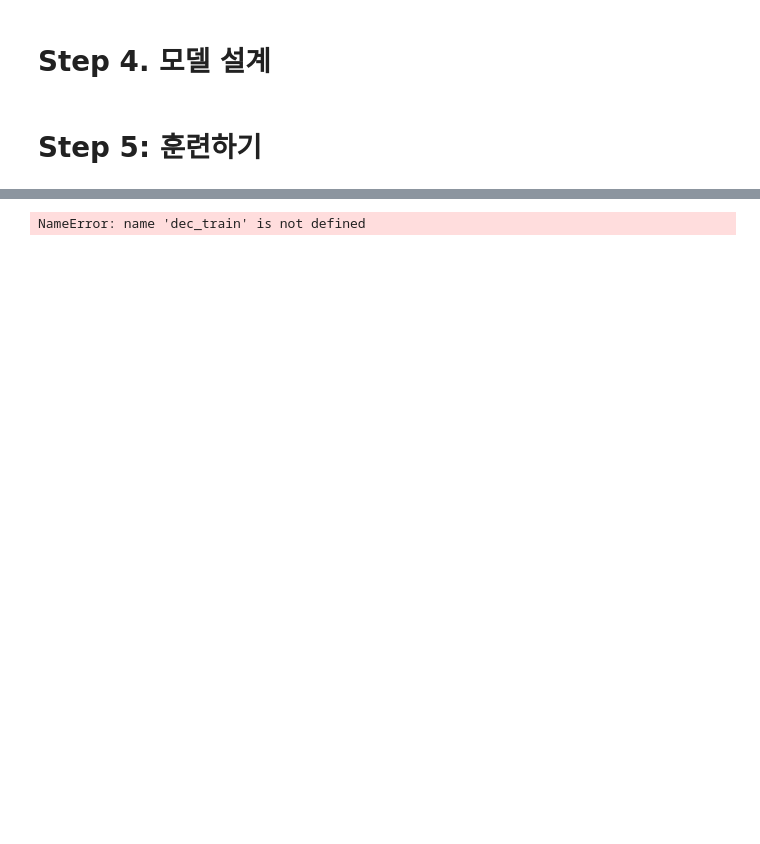
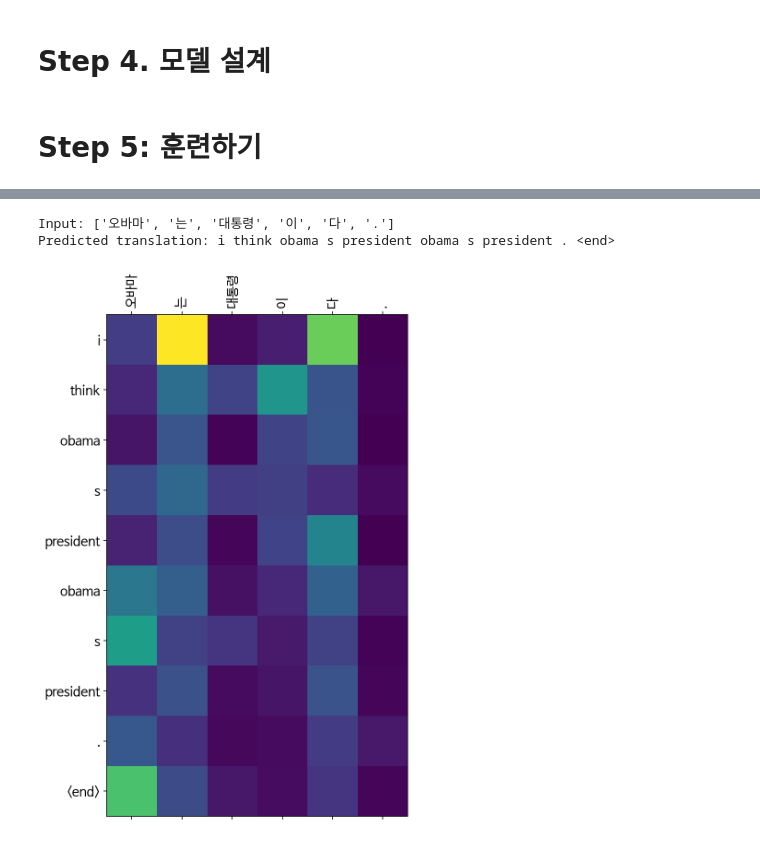
Before and after one commit to steelbear/AIFFEL-Quest, a Jupyter notebook: going_deeper_nlp/12/12.ipynb, the cells around one changed output, grey strips where cells are left out. Drawn from its saved outputs; the diff is of its cells as text; code cells hidden in the pictures; blank space fills up the shorter version.

```diff
--- a/going_deeper_nlp/12/12.ipynb
+++ b/going_deeper_nlp/12/12.ipynb
@@ -341,7 +343,7 @@ class Decoder(keras.Model):
         return x, h_decoder, attn
 # %%
 embed_dim = 128
-units = 64
+units = 128
 
 encoder = Encoder(vocab_size, embed_dim, units)
 decoder = Decoder(vocab_size, embed_dim, units)
@@ -371,7 +373,7 @@ def train_step(src, tgt, encoder, decoder, optimizer, dec_tok):
 
     with tf.GradientTape() as tape:
         # 인코더
-        src = tf.reverse(src, [-1])
+        # src = tf.reverse(src, [-1])
         enc_out = encoder(src)
         h_dec = enc_out[:, -1] # 마지막 hidden state를 디코더의 첫 hidden_state로 사용
 
@@ -401,12 +403,12 @@ def train_step(src, tgt, encoder, decoder, optimizer, dec_tok):
 def predict(src, encoder, decoder):
     # 입력 데이터 전처리
     src = preprocess_sentence(src)
-    src = mecab.morphs(src)
+    src = kor_spliter.morphs(src)
     src = kor_tokenizer.texts_to_sequences([src])
     src = keras.preprocessing.sequence.pad_sequences(src, maxlen=85, padding='post')
 
     # 인코더
-    src = tf.reverse(src, [-1])
+    # src = tf.reverse(src, [-1])
     enc_out = encoder(src)
     dec_hidden = enc_out[:,-1]
     dec_input = tf.expand_dims([eng_tokenizer.word_index['<start>']], 0)
@@ -428,9 +430,9 @@ def predict(src, encoder, decoder):
 
     return eng_tokenizer.sequences_to_texts(output.reshape((1, -1)))[0]
 # %%
-BATCH_SIZE = 512
+BATCH_SIZE = 64
 EPOCHS = 30
-EPOCH_START = 60 # 이어서 학습할 때 사용, 중단한 epoch에서 시작
+EPOCH_START = 0 # 이어서 학습할 때 사용, 중단한 epoch에서 시작
 
 for epoch in range(EPOCHS):
     total_loss = 0
@@ -680,12 +610,12 @@ Epoch 72 Result
 # %%
 def evaluate(sentence, encoder, decoder):
     # 어텐션 가중치 저장
-    attention = np.zeros((dec_train.shape[-1], enc_train.shape[-1]))
+    attention = np.zeros((59, 85))
 
     # 전처리
     sentence = preprocess_sentence(sentence)
-    sentence = mecab.morphs(sentence)
-    inputs = kor_tokenizer.texts_to_sequences([sentence])
+    inputs = kor_spliter.morphs(sentence)
+    inputs = kor_tokenizer.texts_to_sequences([inputs])
     inputs = tf.keras.preprocessing.sequence.pad_sequences(inputs,
                                                            maxlen=85,
                                                            padding='post')
@@ -693,14 +623,14 @@ def evaluate(sentence, encoder, decoder):
     result = ''
 
     # 인코더
-    inputs = tf.reverse(inputs, [-1])
+    # inputs = tf.reverse(inputs, [-1])
     enc_out = encoder(inputs)
 
     # 디코더
     dec_hidden = enc_out[:, -1]
-    dec_input = tf.expand_dims([dec_tokenizer.word_index['<start>']], 0)
+    dec_input = tf.expand_dims([eng_tokenizer.word_index['<start>']], 0)
 
-    for t in range(dec_train.shape[-1]):
+    for t in range(59):
         predictions, dec_hidden, attention_weights = decoder(dec_input,
                                                              dec_hidden,
                                                              enc_out)
@@ -713,43 +643,46 @@ def evaluate(sentence, encoder, decoder):
         predicted_id = \
         tf.argmax(tf.math.softmax(predictions, axis=-1)[0]).numpy()
 
-        result += dec_tokenizer.index_word[predicted_id] + ' '
+        result += eng_tokenizer.index_word[predicted_id] + ' '
 
         # 종료 토큰이 나오면 즉시 종료
-        if dec_tokenizer.index_word[predicted_id] == '<end>':
+        if eng_tokenizer.index_word[predicted_id] == '<end>':
             return result, sentence, attention
 
         dec_input = tf.expand_dims([predicted_id], 0)
 
     return result, sentence, attention
 
 
 def plot_attention(attention, sentence, predicted_sentence):
     fig = plt.figure(figsize=(10,10))
     ax = fig.add_subplot(1, 1, 1)
     ax.matshow(attention, cmap='viridis')
 
     fontdict = {'fontsize': 14}
 
     ax.set_xticklabels([''] + sentence, fontdict=fontdict, rotation=90)
     ax.set_yticklabels([''] + predicted_sentence, fontdict=fontdict)
 
     ax.xaxis.set_major_locator(ticker.MultipleLocator(1))
     ax.yaxis.set_major_locator(ticker.MultipleLocator(1))
 
     plt.show()
 
 
 def translate(sentence, encoder, decoder):
     result, sentence, attention = evaluate(sentence, encoder, decoder)
+    sentence = kor_spliter.morphs(sentence)
 
     print('Input: %s' % (sentence))
     print('Predicted translation: {}'.format(result))
 
-    attention = attention[:len(result.split()), :len(sentence.split())]
-    plot_attention(attention, sentence.split(), result.split(' '))
+    attention = attention[:len(result.split()), :len(sentence)]
+    plot_attention(attention, sentence, result.split(' '))
 
 
 translate("오바마는 대통령이다.", encoder, decoder)
 # %% [output]
-NameError: name 'dec_train' is not defined
+Input: ['오바마', '는', '대통령', '이', '다', '.']
+Predicted translation: i think obama s president obama s president . <end>
+[figure, added]
```
Also changed, not shown: parts of 10 cells of this notebook.
